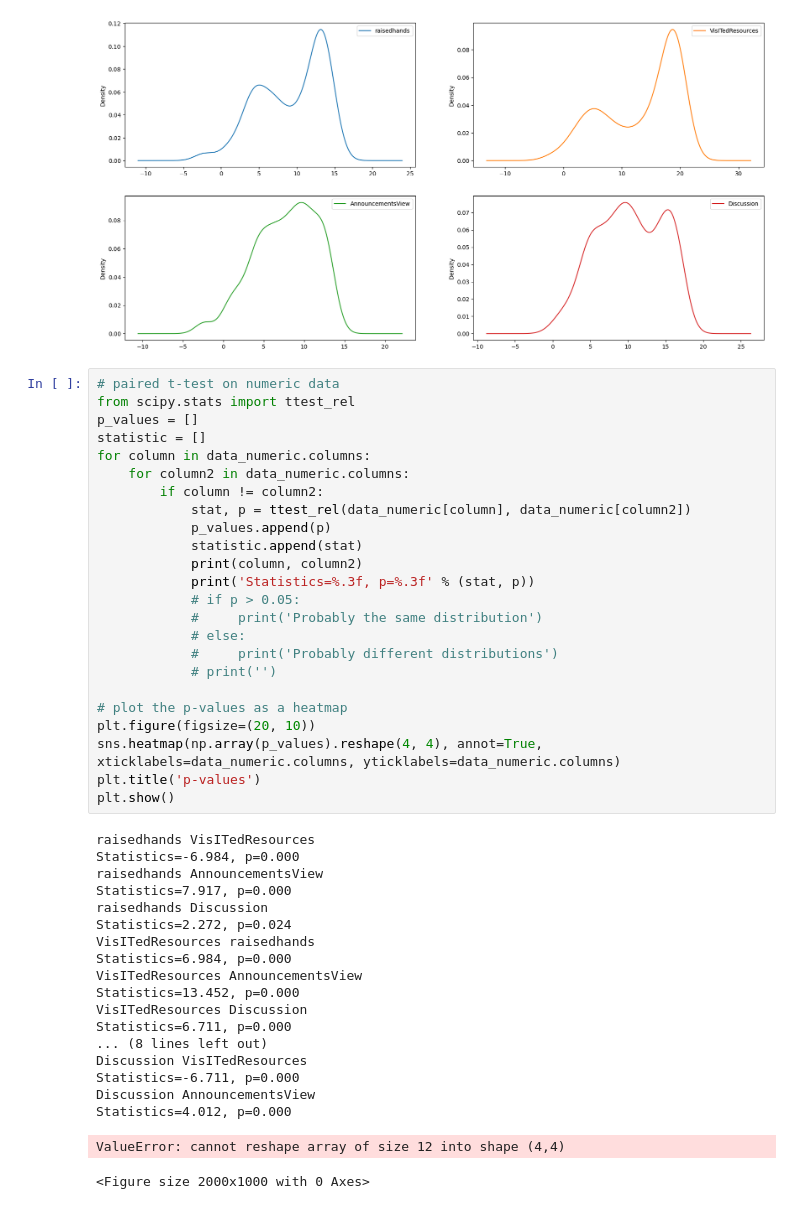
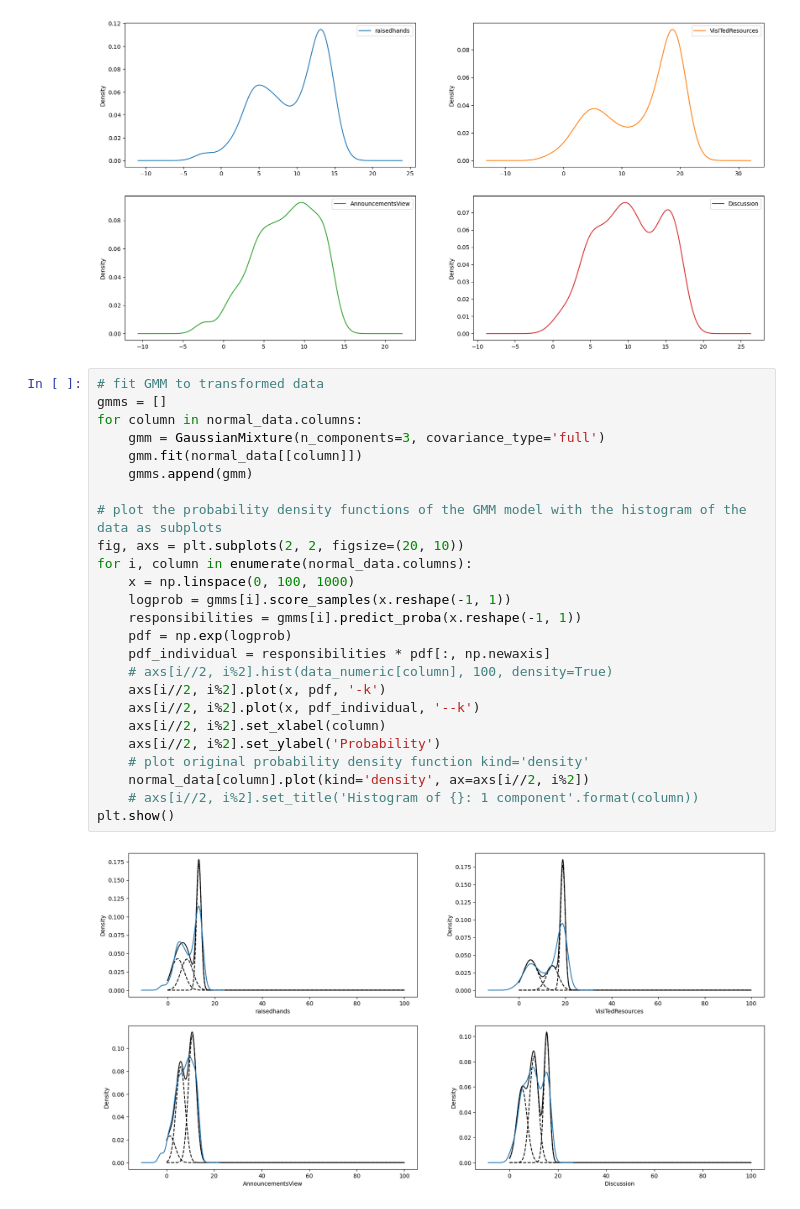
Before and after one commit to vanhalen42/student_academic_performance, a Jupyter notebook: simple_correlation_analysis copy.ipynb, the cells around one changed output. Saved outputs shown, nothing was run; the diff lists cells and outputs as text.

```diff
--- a/simple_correlation_analysis copy.ipynb
+++ b/simple_correlation_analysis copy.ipynb
@@ -286,47 +302,30 @@ plt.show()
 # %% [output]
 [figure]
 [figure]
-# %%
-# paired t-test on numeric data
-from scipy.stats import ttest_rel
-p_values = []
-statistic = []
-for column in data_numeric.columns:
-    for column2 in data_numeric.columns:
-        if column != column2:
-            stat, p = ttest_rel(data_numeric[column], data_numeric[column2])
-            p_values.append(p)
-            statistic.append(stat)
-            print(column, column2)
-            print('Statistics=%.3f, p=%.3f' % (stat, p))
-            # if p > 0.05:
-            #     print('Probably the same distribution')
-            # else:
-            #     print('Probably different distributions')
-            # print('')
-
-# plot the p-values as a heatmap
-plt.figure(figsize=(20, 10))
-sns.heatmap(np.array(p_values).reshape(4, 4), annot=True, xticklabels=data_numeric.columns, yticklabels=data_numeric.columns)
-plt.title('p-values')
-plt.show()
-# %% [output]
-raisedhands VisITedResources
-Statistics=-6.984, p=0.000
-raisedhands AnnouncementsView
-Statistics=7.917, p=0.000
-raisedhands Discussion
-Statistics=2.272, p=0.024
-VisITedResources raisedhands
-Statistics=6.984, p=0.000
-VisITedResources AnnouncementsView
-Statistics=13.452, p=0.000
-VisITedResources Discussion
-Statistics=6.711, p=0.000
-... (8 lines left out)
-Discussion VisITedResources
-Statistics=-6.711, p=0.000
-Discussion AnnouncementsView
-Statistics=4.012, p=0.000
-ValueError: cannot reshape array of size 12 into shape (4,4)
-<Figure size 2000x1000 with 0 Axes>
+# %%
+# fit GMM to transformed data
+gmms = []
+for column in normal_data.columns:
+    gmm = GaussianMixture(n_components=3, covariance_type='full')
+    gmm.fit(normal_data[[column]])
+    gmms.append(gmm)
+
+# plot the probability density functions of the GMM model with the histogram of the data as subplots
+fig, axs = plt.subplots(2, 2, figsize=(20, 10))
+for i, column in enumerate(normal_data.columns):
+    x = np.linspace(0, 100, 1000)
+    logprob = gmms[i].score_samples(x.reshape(-1, 1))
+    responsibilities = gmms[i].predict_proba(x.reshape(-1, 1))
+    pdf = np.exp(logprob)
+    pdf_individual = responsibilities * pdf[:, np.newaxis]
+    # axs[i//2, i%2].hist(data_numeric[column], 100, density=True)
+    axs[i//2, i%2].plot(x, pdf, '-k')
+    axs[i//2, i%2].plot(x, pdf_individual, '--k')
+    axs[i//2, i%2].set_xlabel(column)
+    axs[i//2, i%2].set_ylabel('Probability')
+    # plot original probability density function kind='density'
+    normal_data[column].plot(kind='density', ax=axs[i//2, i%2])
+    # axs[i//2, i%2].set_title('Histogram of {}: 1 component'.format(column))
+plt.show()
+# %% [output]
+[figure, added]
```
Also changed, not shown: parts of 10 cells of this notebook.
